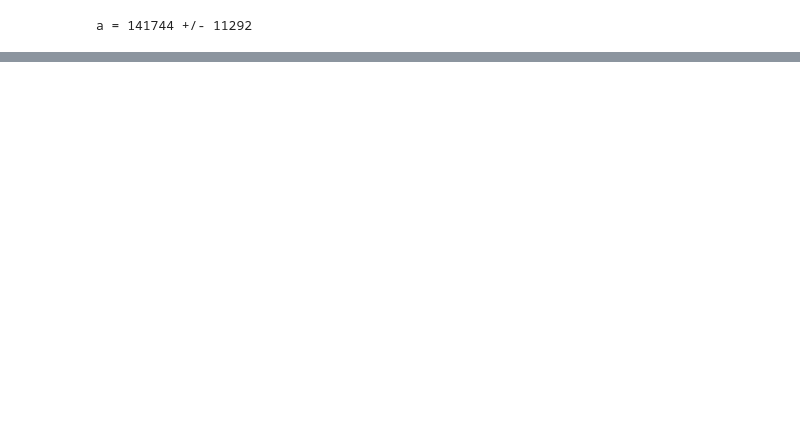
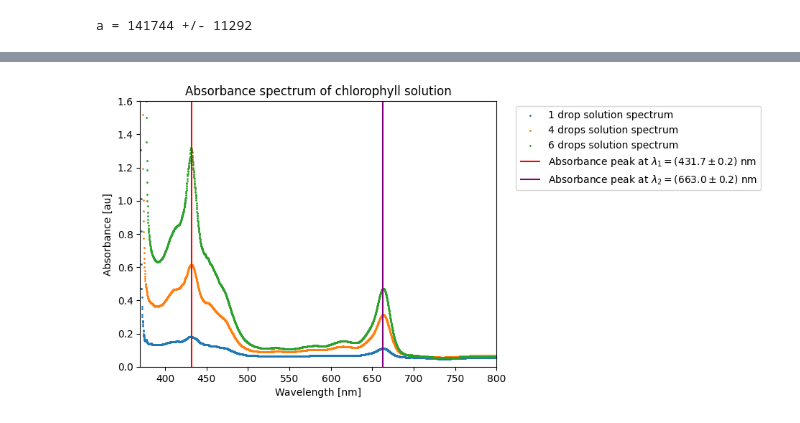
Before and after one commit to MartinOpat/WavesAndOpticsExperiments, a Jupyter notebook: Experiment2/codeAndGraphs/dataProcessingCode.ipynb, the cells around one changed output, grey strips where cells are left out. Drawn from its saved outputs; the diff is of its cells as text; code cells hidden in the pictures; blank space fills up the shorter version.

```diff
--- a/Experiment2/codeAndGraphs/dataProcessingCode.ipynb
+++ b/Experiment2/codeAndGraphs/dataProcessingCode.ipynb
@@ -52,0 +65,17 @@ a = 141744 +/- 11292
+# %%
+# Find peaks in abosorption spectrum
+vial_peak_cutoff_index = 150
+
+peaks_indices1, peak1_properties = find_peaks(spect_data["A (1 drop)"][vial_peak_cutoff_index:], width=10, height=0.1, distance=100)
+peaks_indices4, peak2_properties = find_peaks(spect_data["A (4 drops)"][vial_peak_cutoff_index:], width=10, height=0.2, distance=100)
+peaks_indices6, peak3_properties = find_peaks(spect_data["A (6 drops)"][vial_peak_cutoff_index:], width=10, height=0.2, distance=100)
+
+print(peaks_indices1, peak1_properties)
+print(peaks_indices4, peak2_properties)
+print(peaks_indices6, peak3_properties)
+
+peak1_index = np.mean([peaks_indices1[0], peaks_indices4[0], peaks_indices6[0]]) + vial_peak_cutoff_index
+peak2_index = np.mean([peaks_indices1[1], peaks_indices4[1], peaks_indices6[1]]) + vial_peak_cutoff_index
+
+peak1_wavelength = spect_data["lambda (nm)"][int(peak1_index)]
+peak2_wavelength = spect_data["lambda (nm)"][int(peak2_index)]
@@ -52,0 +86,19 @@ a = 141744 +/- 11292
+# %%
+plt.scatter(spect_data["lambda (nm)"], spect_data["A (1 drop)"], label="1 drop solution spectrum", s=1)
+plt.scatter(spect_data["lambda (nm)"], spect_data["A (4 drops)"], label="4 drops solution spectrum", s=1)
+plt.scatter(spect_data["lambda (nm)"], spect_data["A (6 drops)"], label="6 drops solution spectrum", s=1)
+
+plt.vlines(peak1_wavelength, 0, 1.6, label=f"Absorbance peak at $\lambda_1 = \left({peak1_wavelength:.1f} \pm 0.2\\right)$ nm", colors="r")
+plt.vlines(peak2_wavelength, 0, 1.6, label=f"Absorbance peak at $\lambda_2 = \left({peak2_wavelength:.1f} \pm 0.2\\right)$ nm", colors='purple')
+
+plt.xlim(370, 800)
+plt.ylim(0, 1.6)
+
+plt.title("Absorbance spectrum of chlorophyll solution")
+plt.xlabel("Wavelength [nm]")
+plt.ylabel("Absorbance [au]")
+
+plt.legend(bbox_to_anchor=(1.04, 1), loc="upper left")
+plt.show()
+# %% [output]
+[figure, added]
```
Also changed, not shown: parts of 6 cells of this notebook, 4 other files.
